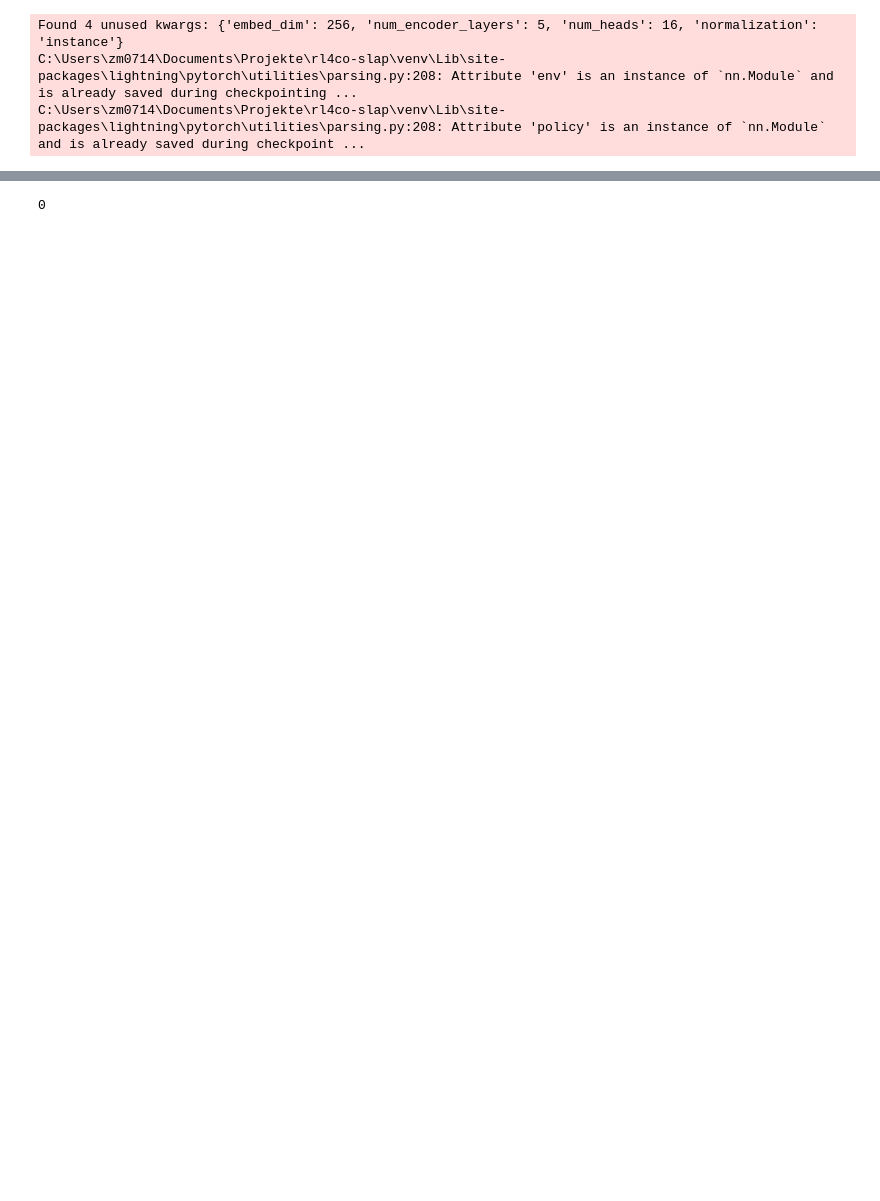
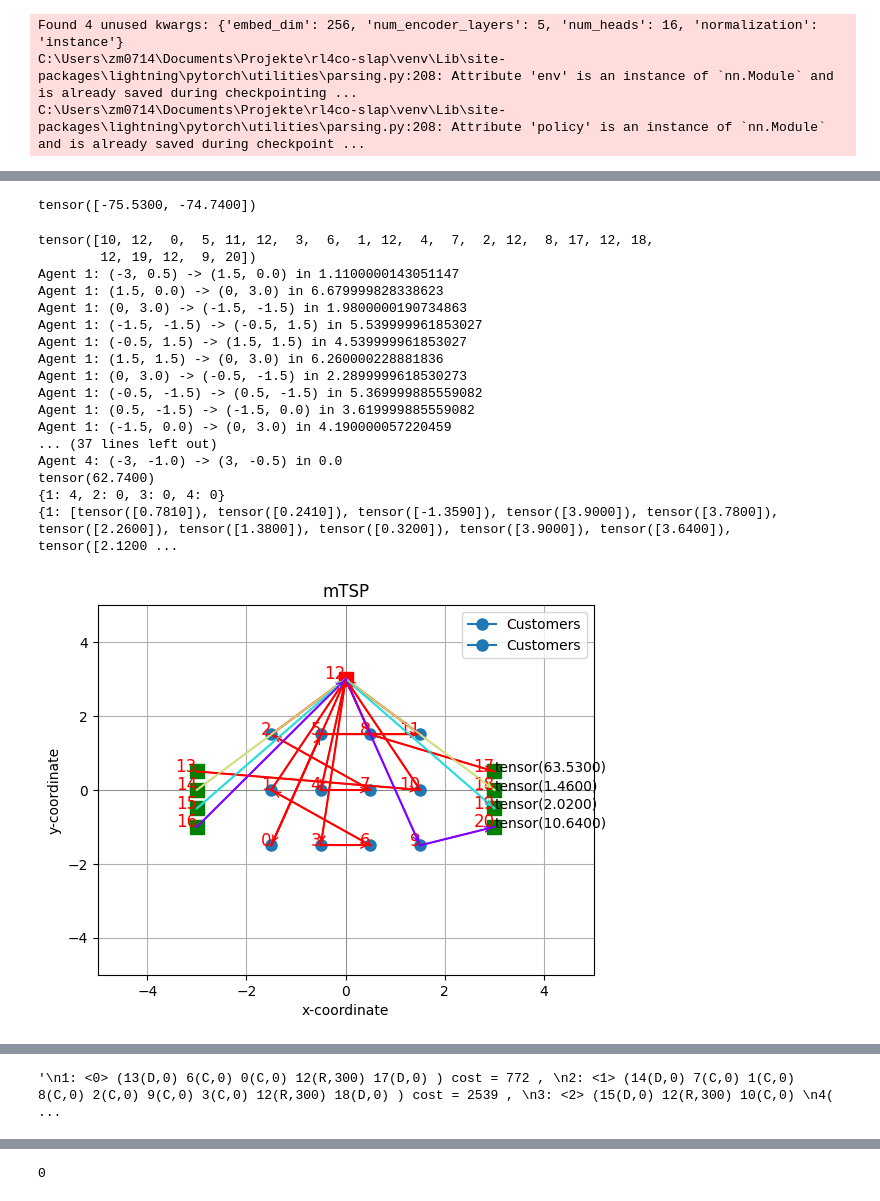
Before and after one commit to j4n1k/rl4co-slap, a Jupyter notebook: rl4co/envs/routing/evrptw/local_search.ipynb, the cells around one changed output, grey strips where cells are left out. Cells and saved outputs as stored; diff of their text form; code cells hidden in the pictures; blank space fills up the shorter version.

```diff
--- a/rl4co/envs/routing/evrptw/local_search.ipynb
+++ b/rl4co/envs/routing/evrptw/local_search.ipynb
@@ -163,0 +306,40 @@ tensor(20.9266)
+# %%
+from einops import repeat
+
+env = EVRPEnv(generator_params={"n_customers": 12, "min_num_agents": 4, "max_num_agents": 4, "h_init": 0.781, "dmat_only": True})
+
+batch_size = 2
+td_eval = env.reset(batch_size=[batch_size]).to("cpu")
+cm = torch.tensor(cost_matrix).float() / 1000
+em = torch.tensor(energy_matrix).float() / 1000
+td_eval["cost_matrix"] = repeat(cm, 'n d -> b n d', b=batch_size, d=td_eval["cost_matrix"].shape[1])
+td_eval["energy_consumption"] = repeat(em, 'n d -> b n d', b=batch_size, d=td_eval["cost_matrix"].shape[1])
+# %%
+out = policy(td_eval.clone(), env, phase="test", decode_type="beam_search", return_actions=True)
+print(out["reward"])
+# %% [output]
+tensor([-75.5300, -74.7400])
+# %%
+for td, actions in zip(td_eval, out['actions'].cpu()):
+    print(actions)
+    fig = env.render(td, actions)
+    fig.show()
+# %% [output]
+tensor([10, 12,  0,  5, 11, 12,  3,  6,  1, 12,  4,  7,  2, 12,  8, 17, 12, 18,
+        12, 19, 12,  9, 20])
+Agent 1: (-3, 0.5) -> (1.5, 0.0) in 1.1100000143051147
+Agent 1: (1.5, 0.0) -> (0, 3.0) in 6.679999828338623
+Agent 1: (0, 3.0) -> (-1.5, -1.5) in 1.9800000190734863
+Agent 1: (-1.5, -1.5) -> (-0.5, 1.5) in 5.539999961853027
+Agent 1: (-0.5, 1.5) -> (1.5, 1.5) in 4.539999961853027
+Agent 1: (1.5, 1.5) -> (0, 3.0) in 6.260000228881836
+Agent 1: (0, 3.0) -> (-0.5, -1.5) in 2.2899999618530273
+Agent 1: (-0.5, -1.5) -> (0.5, -1.5) in 5.369999885559082
+Agent 1: (0.5, -1.5) -> (-1.5, 0.0) in 3.619999885559082
+Agent 1: (-1.5, 0.0) -> (0, 3.0) in 4.190000057220459
+... (37 lines left out)
+Agent 4: (-3, -1.0) -> (3, -0.5) in 0.0
+tensor(62.7400)
+{1: 4, 2: 0, 3: 0, 4: 0}
+{1: [tensor([0.7810]), tensor([0.2410]), tensor([-1.3590]), tensor([3.9000]), tensor([3.7800]), tensor([2.2600]), tensor([1.3800]), tensor([0.3200]), tensor([3.9000]), tensor([3.6400]), tensor([2.1200 ...
+[figure, added]
@@ -163,0 +347,8 @@ tensor(20.9266)
+# %%
+"""
+1: <0> (13(D,0) 6(C,0) 0(C,0) 12(R,300) 17(D,0) ) cost = 772 ,
+2: <1> (14(D,0) 7(C,0) 1(C,0) 8(C,0) 2(C,0) 9(C,0) 3(C,0) 12(R,300) 18(D,0) ) cost = 2539 ,
+3: <2> (15(D,0) 12(R,300) 10(C,0)
+4(C,0) 11(C,0) 5(C,0) 19(D,0) ) cost = 2196 ,"""
+# %% [output]
+'\n1: <0> (13(D,0) 6(C,0) 0(C,0) 12(R,300) 17(D,0) ) cost = 772 , \n2: <1> (14(D,0) 7(C,0) 1(C,0) 8(C,0) 2(C,0) 9(C,0) 3(C,0) 12(R,300) 18(D,0) ) cost = 2539 , \n3: <2> (15(D,0) 12(R,300) 10(C,0) \n4( ...
```
Also changed, not shown: parts of 30 cells of this notebook, 19 other files.
